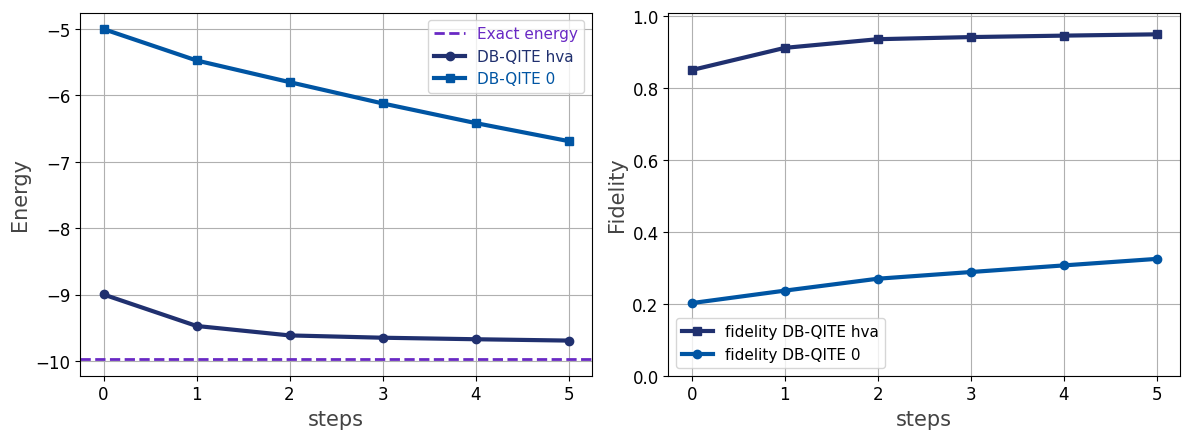
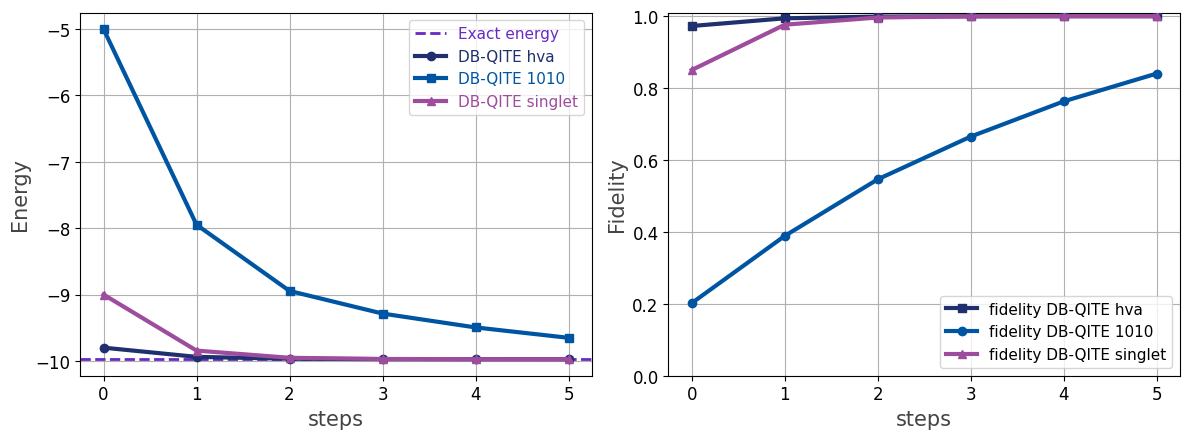
The notebook cell's code change between the first figure and the second:
--- before
+++ after
@@ -8,5 +8,6 @@
 ax1.axhline(y=E_gs, color='#6929C4', linestyle='--', linewidth=2, label='Exact energy')
 ax1.plot(range(steps+1), results['hva']['optimal_energies'], c='#20306f', marker='o', linestyle='solid', linewidth=3, zorder=3, label='DB-QITE hva')
-ax1.plot(range(steps+1), results['0']['optimal_energies'], c='#0055a3', marker='s', linestyle='solid', linewidth=3, zorder=3, label='DB-QITE 0')
+ax1.plot(range(steps+1), results['1010']['optimal_energies'], c='#0055a3', marker='s', linestyle='solid', linewidth=3, zorder=3, label='DB-QITE 1010')
+ax1.plot(range(steps+1), results['singlet']['optimal_energies'], c='#9e4c9d', marker='^', linestyle='solid', linewidth=3, zorder=3, label='DB-QITE singlet')
 ax1.legend(fontsize=11, labelcolor='linecolor')
 ax1.tick_params(axis='both', labelsize=12)
@@ -17,5 +18,6 @@
 ax2.set_ylabel('Fidelity', fontsize=15, color='#444444')
 ax2.plot(range(steps+1), results['hva']['fidelities'], c='#20306f', marker='s', linestyle='solid', linewidth=3, zorder=3, label='fidelity DB-QITE hva')
-ax2.plot(range(steps+1), results['0']['fidelities'], c='#0055a3', marker='o', linestyle='solid', linewidth=3, zorder=3, label='fidelity DB-QITE 0')
+ax2.plot(range(steps+1), results['1010']['fidelities'], c='#0055a3', marker='o', linestyle='solid', linewidth=3, zorder=3, label='fidelity DB-QITE 1010')
+ax2.plot(range(steps+1), results['singlet']['fidelities'], c='#9e4c9d', marker='^', linestyle='solid', linewidth=3, zorder=3, label='fidelity DB-QITE singlet')
 ax2.set_ylim(0.0, 1.01)
 ax2.legend(fontsize=11)

Commit: corrected dbf result for tfim